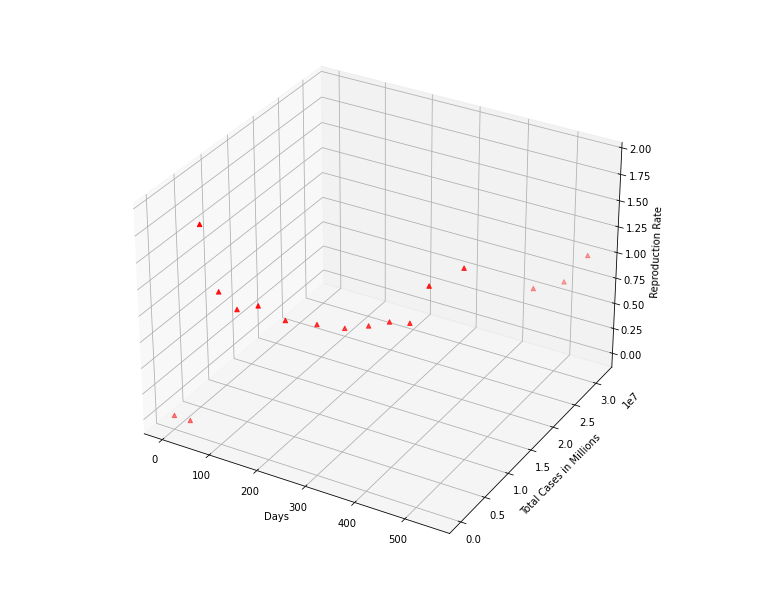
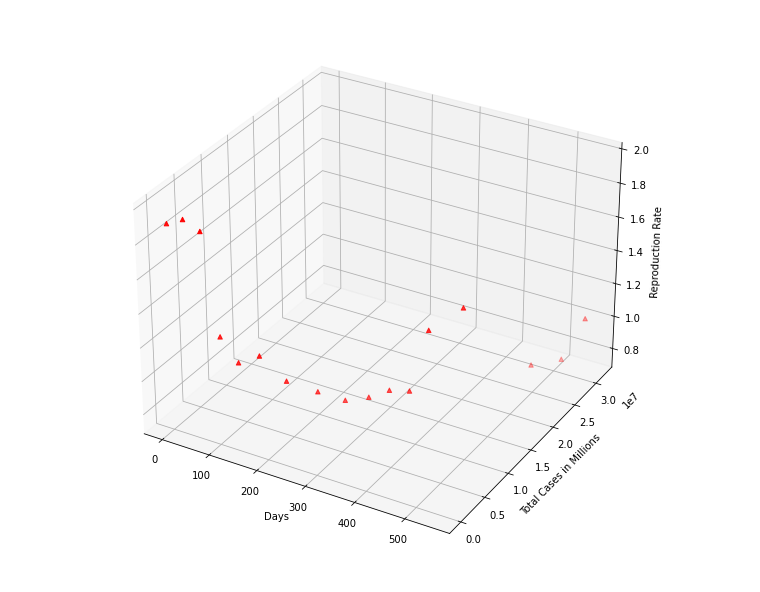
Before and after one commit to asat1/3D-graph-and-Line-plot, a Jupyter notebook: 3D_model.ipynb, the cells around one changed output. Cells and saved outputs as stored; diff of their text form; code cells hidden in the pictures.

Commit message:
3d graph

```diff
--- a/3D_model.ipynb
+++ b/3D_model.ipynb
@@ -4,16 +4,16 @@ import matplotlib.pyplot as plt
 # %%
 fig = plt.figure(figsize=(10,10))
 ax = fig.add_subplot(111, projection='3d')
 xs =[1,35,70,104,138,173,207,241,275,309,343,378,412,447,481,515,548]
 ys =[1,5,5311,70768,332424,1118206,3044940,5903932,8088851,9534964,10374932,11000000,11409831,15000000,26752447,30000000,31528114]
-zs =[1.,0,1.91,1.33,1.2,1.25,1.08,0.97,0.89,0.9,0.95,0.96,1.34,1.41,0.79,0.77,1.01]
+zs =[1.9,1.95,1.91,1.33,1.2,1.25,1.08,0.97,0.89,0.9,0.95,0.96,1.34,1.41,0.79,0.77,1.01]
 
 ax.scatter(xs, ys, zs, c='r', marker='^')
 
 ax.set_xlabel('Days')
 ax.set_ylabel('Total Cases in Millions')
 ax.set_zlabel('Reproduction Rate')
 
 plt.show()
 # %% [output]
-[figure, old version]
+[figure, new version]
```
